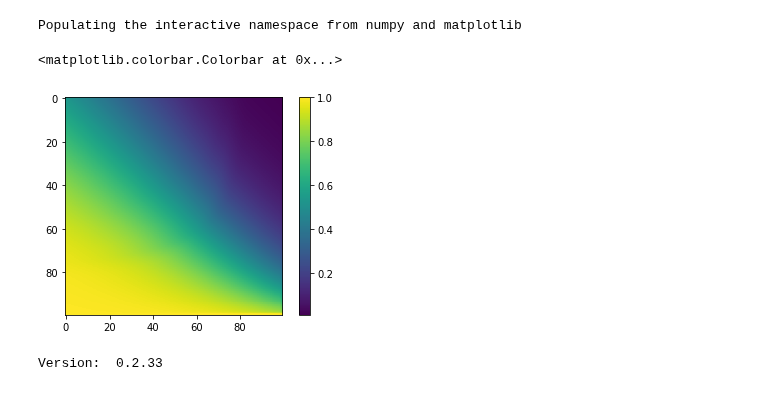
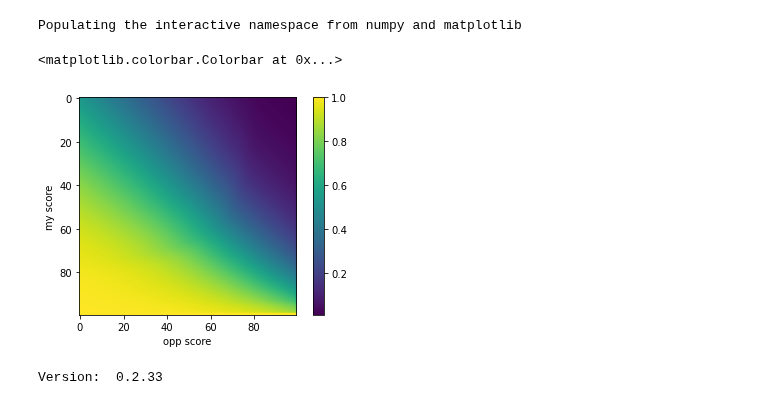
Before and after one commit to bblais/AI-and-Robotics-Fall-2021-Class-Notebooks, a Jupyter notebook: Sprint #3 - Probability and Robot Tasks/2021-11-01 - Pig Math.ipynb, the cells around one changed output. Drawn from its saved outputs; the diff is of its cells as text; code cells hidden in the pictures.

```diff
--- a/Sprint #3 - Probability and Robot Tasks/2021-11-01 - Pig Math.ipynb
+++ b/Sprint #3 - Probability and Robot Tasks/2021-11-01 - Pig Math.ipynb
@@ -58,10 +58,12 @@ for i in range(100):
         im[i,j]=P(i,j,0)
 # %%
 imshow(im)
+ylabel('my score')
+xlabel('opp score')
 colorbar()
 # %% [output]
 <matplotlib.colorbar.Colorbar at 0x...>
-[figure, old version]
+[figure, new version]
 # %%
 from Game import Storage
 # %% [output]
```
Also changed, not shown: 3 other files.
